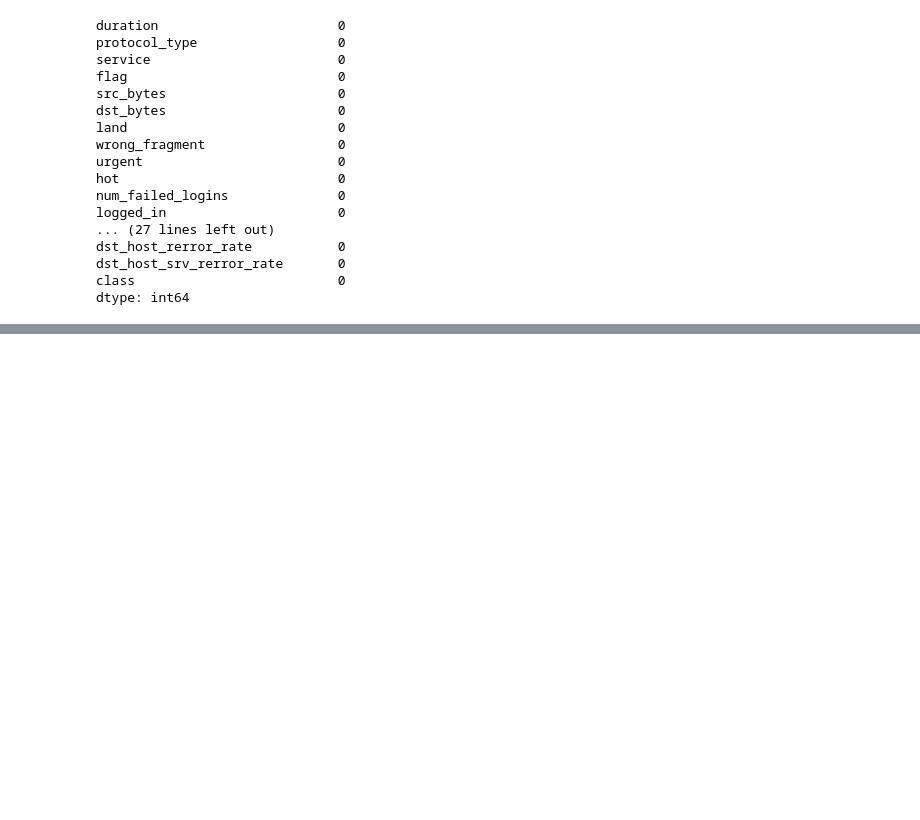
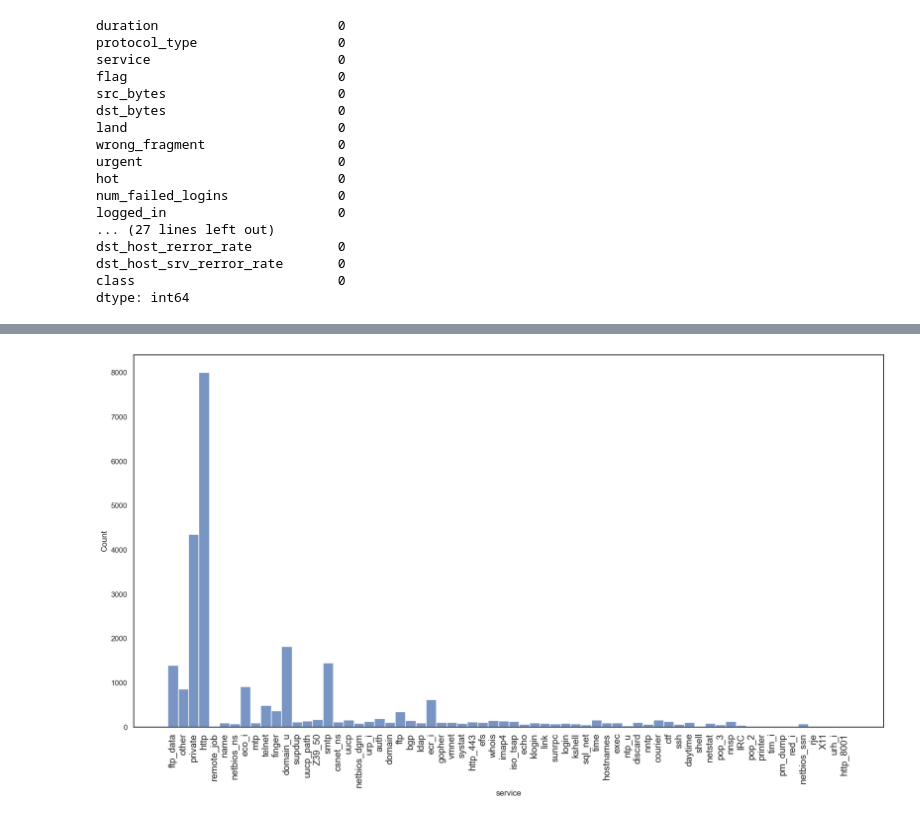
Before and after one commit to M4jkky/CRISP-DataMining, a Jupyter notebook: eda.ipynb, the cells around one changed output, grey strips where cells are left out. Drawn from its saved outputs; the diff is of its cells as text; code cells hidden in the pictures; blank space fills up the shorter version.

```diff
--- a/eda.ipynb
+++ b/eda.ipynb
@@ -72,0 +115,8 @@ dtype: int64
+# %%
+plt.figure(figsize = (20,10))
+sns.histplot(df['service'])
+plt.xticks(rotation = 90)
+plt.xticks(fontsize=14)
+plt.show()
+# %% [output]
+[figure, added]
```
Also changed, not shown: parts of 17 cells of this notebook.
